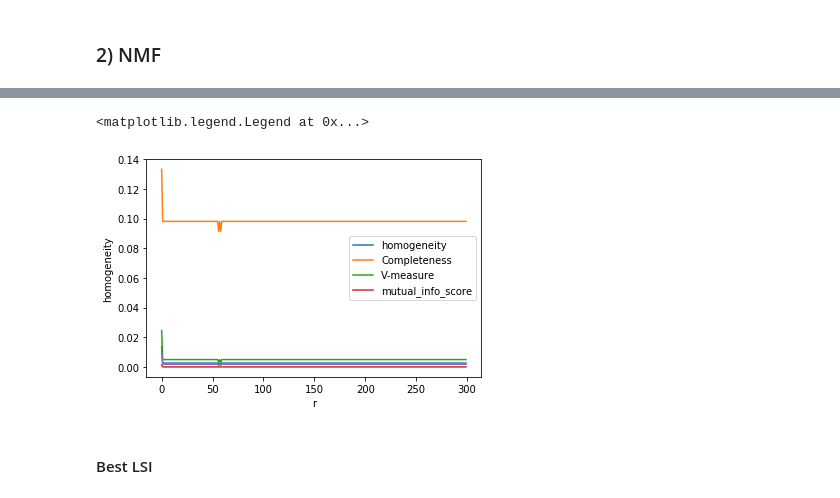
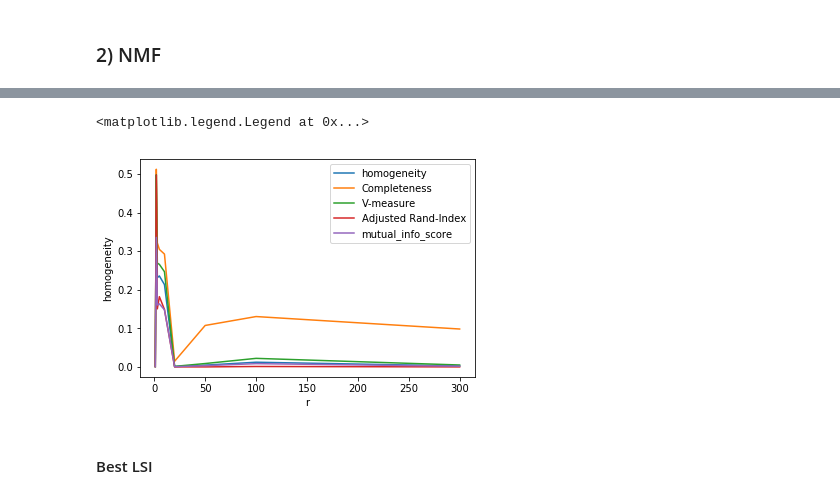
Before and after one commit to wppply/ECE219_projects, a Jupyter notebook: project_2/Project2.ipynb, the cells around one changed output, grey strips where cells are left out. Saved outputs shown, nothing was run; the diff lists cells and outputs as text; code cells hidden in the pictures.

```diff
--- a/project_2/Project2.ipynb
+++ b/project_2/Project2.ipynb
@@ -124,6 +124,7 @@ pickle.dump(X_LSI, open("X_LSI.dat", "wb"), True)
 pickle.dump(var, open("var.dat", "wb"), True)
 # %%
 X_LSI = pickle.load(open("X_LSI.dat","rb"))
+var = pickle.load(open("var.dat","rb"))
 # %%
 # var = pickle.load(open("var.dat", "rb"))
 r_result = [sum(var[:i])for i in range(1001) ]
@@ -137,7 +138,7 @@ Text(0,0.5,'variance')
 # %% [markdown]
 ### 2) LSI
 # %%
-rs = [1,2,3,4,10,50,100,300]
+rs = [1,2,3,5,10,20,50,100,300]
 # %%
 
 scores_LSI = []
@@ -262,12 +267,12 @@ mutual_info_score: 0.002
 scores_NMF = pickle.load(open("scores_NMF.dat", "rb"))
 # %%
-plt.plot(scores_NMF)
+plt.plot(rs,scores_NMF)
 plt.xlabel('r')
 plt.ylabel('homogeneity')
-plt.legend(['homogeneity','Completeness','V-measure','mutual_info_score'])
+plt.legend(['homogeneity','Completeness','V-measure','Adjusted Rand-Index','mutual_info_score'])
 # %% [output]
 <matplotlib.legend.Legend at 0x...>
-[figure, old version]
+[figure, new version]
 # %% [markdown]
 #### Best LSI
 # %%
```
Also changed, not shown: parts of 5 cells of this notebook, 5 other files.
